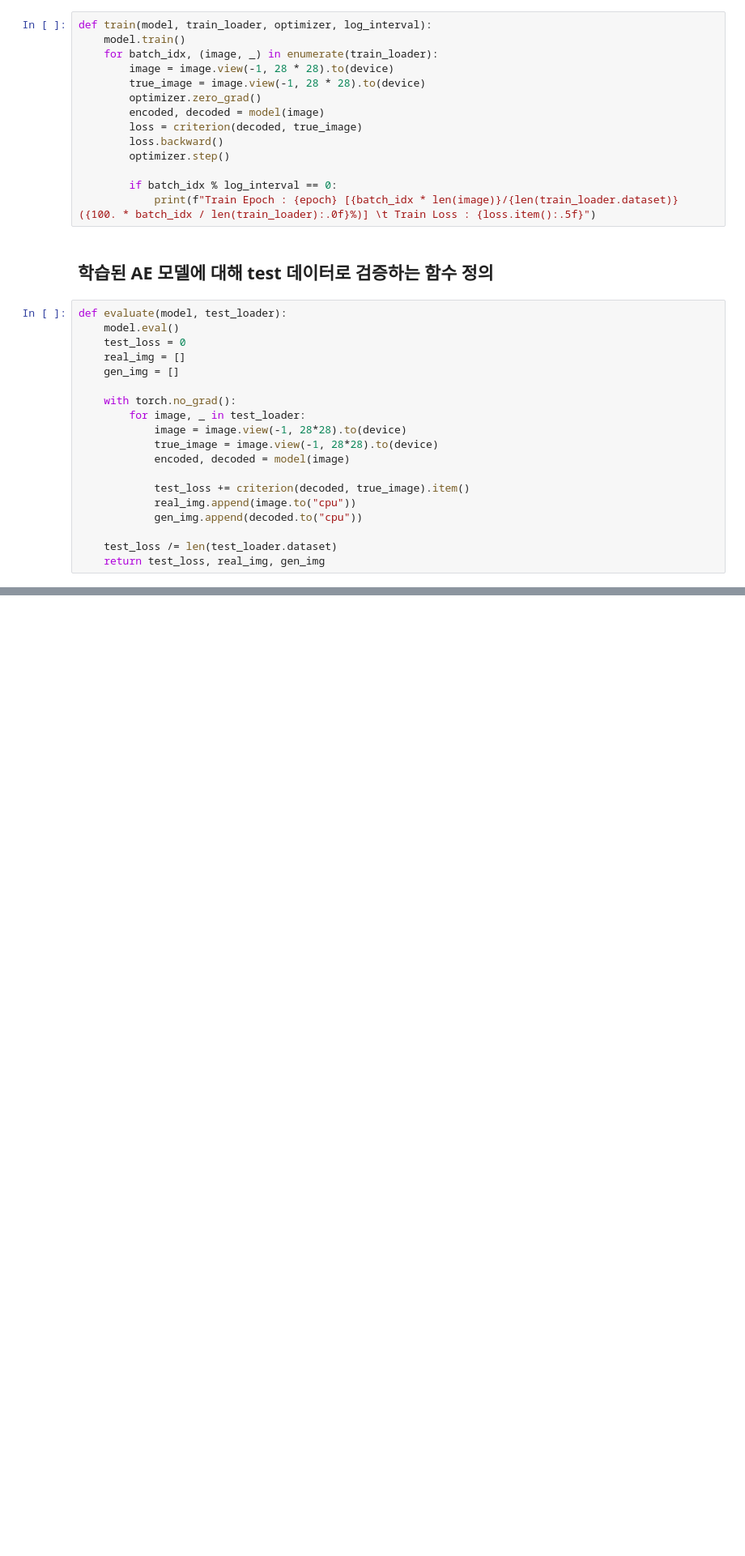
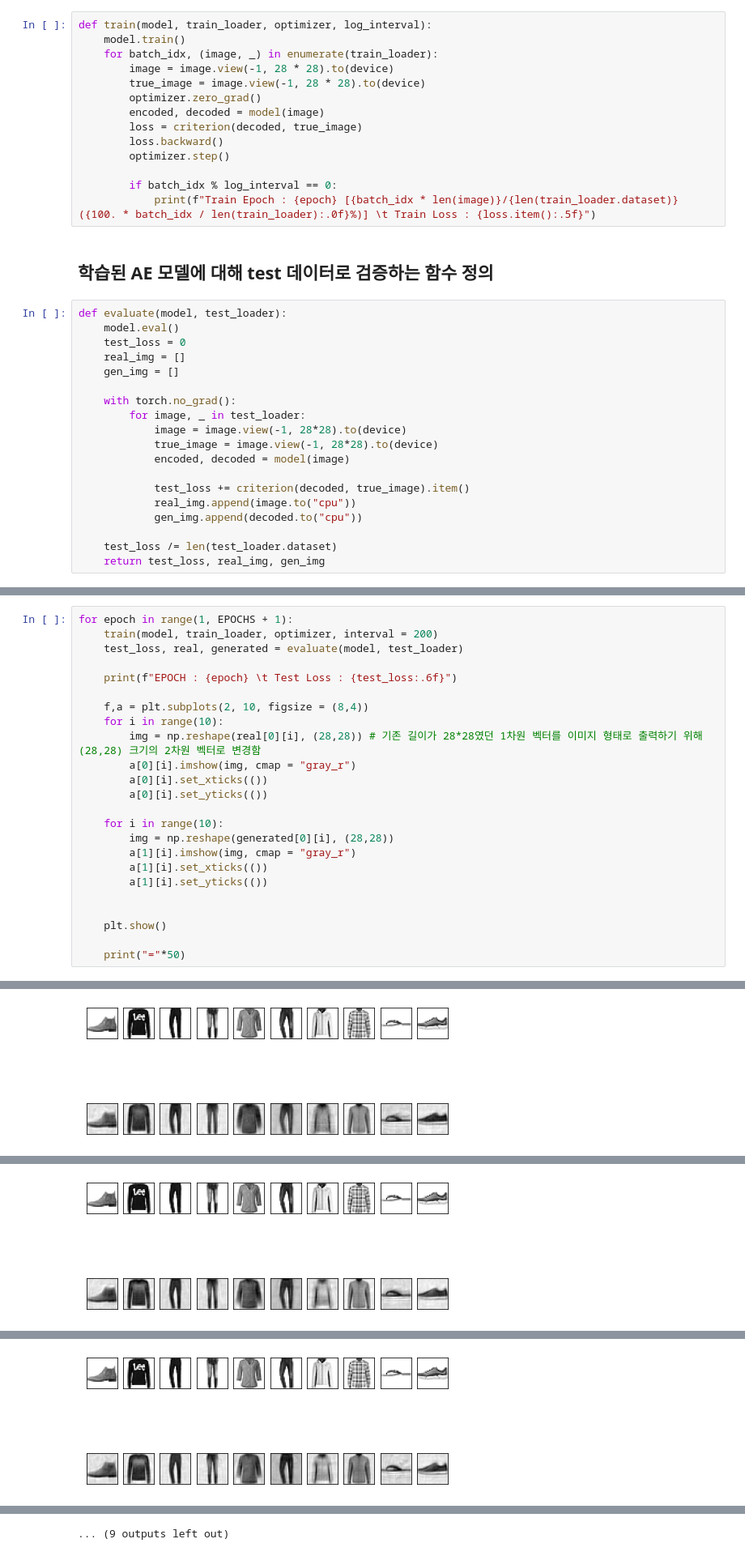
Before and after one commit to Kyounghyeon/Python-DeepLearning-Pytorch, a Jupyter notebook: Chap03_AutoEncoder(FashionMNIST).ipynb, the cells around one changed output, grey strips where cells are left out. Shown at 81% size. Saved outputs shown, nothing was run; the diff lists cells and outputs as text; blank space fills up the shorter version.

```diff
--- a/Chap03_AutoEncoder(FashionMNIST).ipynb
+++ b/Chap03_AutoEncoder(FashionMNIST).ipynb
@@ -290,0 +442,25 @@ Train Epoch : 6 [57600/60000 (96%)]      Train Loss : 0.00920
+# %%
+for epoch in range(1, EPOCHS + 1):
+    train(model, train_loader, optimizer, interval = 200)
+    test_loss, real, generated = evaluate(model, test_loader)
+
+    print(f"EPOCH : {epoch} \t Test Loss : {test_loss:.6f}")
+
+    f,a = plt.subplots(2, 10, figsize = (8,4))
+    for i in range(10):
+        img = np.reshape(real[0][i], (28,28)) # 기존 길이가 28*28였던 1차원 벡터를 이미지 형태로 출력하기 위해 (28,28) 크기의 2차원 벡터로 변경함
+        a[0][i].imshow(img, cmap = "gray_r")
+        a[0][i].set_xticks(())
+        a[0][i].set_yticks(())
+
+    for i in range(10):
+        img = np.reshape(generated[0][i], (28,28))
+        a[1][i].imshow(img, cmap = "gray_r")
+        a[1][i].set_xticks(())
+        a[1][i].set_yticks(())
+
+
+    plt.show()
+
+    print("="*50)
+# %% [output]
@@ -290,0 +478 @@ Train Epoch : 6 [57600/60000 (96%)]      Train Loss : 0.00920
+[figure, added]
@@ -290,0 +491 @@ Train Epoch : 6 [57600/60000 (96%)]      Train Loss : 0.00920
+[figure, added]
@@ -290,0 +504 @@ Train Epoch : 6 [57600/60000 (96%)]      Train Loss : 0.00920
+[figure, added]
@@ -290,0 +544 @@ Train Epoch : 6 [57600/60000 (96%)]      Train Loss : 0.00920
+... (9 outputs left out)
```
Also changed, not shown: parts of 15 cells of this notebook.
